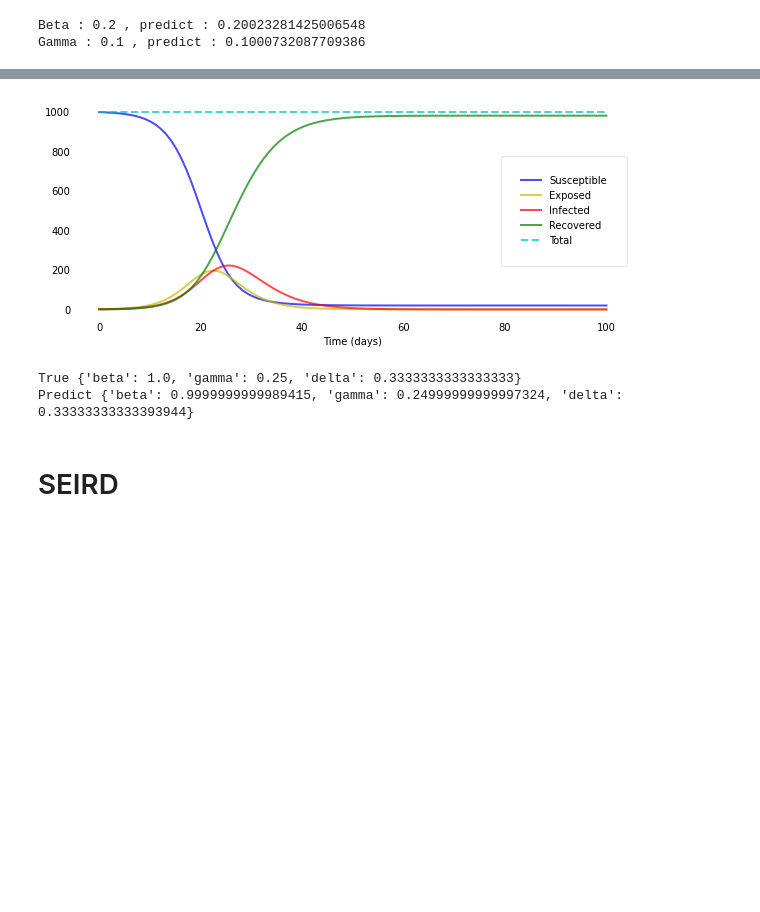
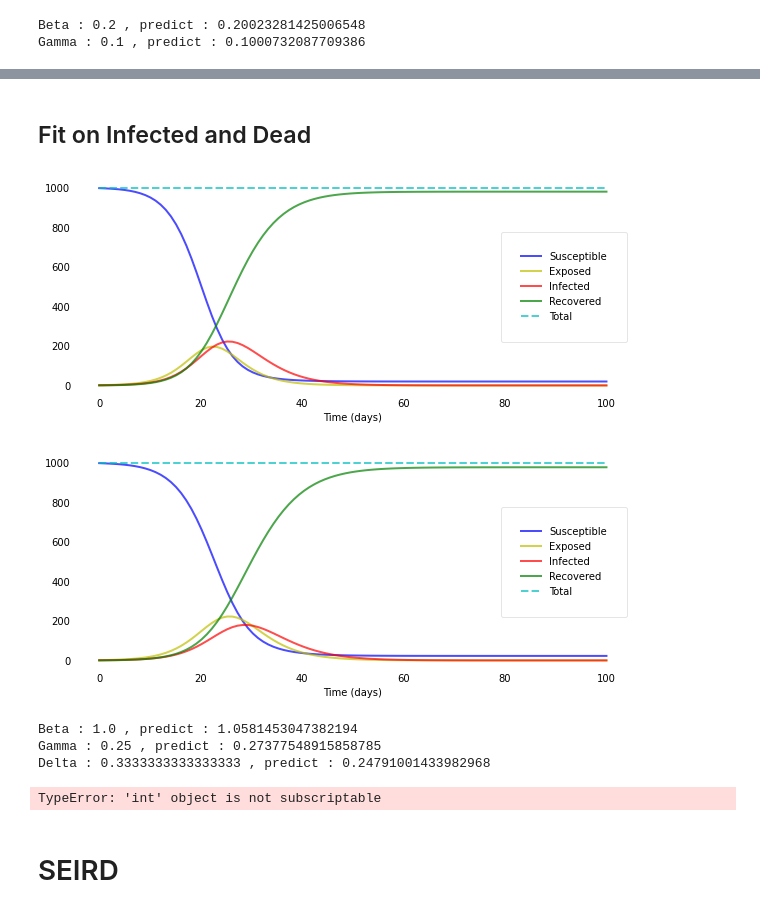
Before and after one commit to El-Tatane/chope_pas_le_covid, a Jupyter notebook: notebooks/Synthetic_data.ipynb, the cells around one changed output, grey strips where cells are left out. Drawn from its saved outputs; the diff is of its cells as text; code cells hidden in the pictures; blank space fills up the shorter version.

```diff
--- a/notebooks/Synthetic_data.ipynb
+++ b/notebooks/Synthetic_data.ipynb
@@ -85,16 +100,44 @@ plotseird(t, S, E, I, R )
+# %% [markdown]
+## Fit on Infected and Dead
+# %%
+# variable
+t = np.linspace(0, 100, 100)
+N = 1000
+beta = 1.0
+D = 4.0
+gamma = 1.0 / D
+delta = 1.0 / 3.0
+
+# Generate data
+seir_model = SEIRModel(beta=beta, gamma=gamma, delta=delta)
+S, E, I, R = seir_model.predict(t, N, 1)
+plotseird(t, S, E, I, R )
+
+# Train other model
+seir_model_predict = SEIRModel()
+seir_model_predict.fit(N, I, R)
+S_predict, E_predict, I_predict, R_predict = seir_model_predict.predict(t, N, 1)
+plotseird(t, S_predict, E_predict, I_predict, R_predict)
+
+print("Beta :", seir_model.params["beta"], ", predict :", seir_model_predict.params["beta"])
+print("Gamma :", seir_model.params["gamma"], ", predict :", seir_model_predict.params["gamma"])
+print("Delta :", seir_model.params["delta"], ", predict :", seir_model_predict.params["delta"])
+# %% [output]
+[figure, added]
+[figure, added]
+Beta : 1.0 , predict : 1.0581453047382194
+Gamma : 0.25 , predict : 0.27377548915858785
+Delta : 0.3333333333333333 , predict : 0.24791001433982968
 # %%
 seir_model_predict = SEIRModel()
 params, covariance = seir_model_predict.fit(I, N)
 S_pred, E_pres, I_pred, R_pred = seir_model_predict.predict(t, N, 1)
 plotseird(t, S_pred, E_pres, I_pred, R_pred)
 # %% [output]
-[figure, removed]
+TypeError: 'int' object is not subscriptable
 # %%
 print("True", seir_model.params)
 print("Predict", seir_model_predict.params)
-# %% [output]
-True {'beta': 1.0, 'gamma': 0.25, 'delta': 0.3333333333333333}
-Predict {'beta': 0.9999999999989415, 'gamma': 0.24999999999997324, 'delta': 0.33333333333393944}
 # %% [markdown]
 # SEIRD
 # %%
```
Also changed, not shown: parts of 8 cells of this notebook, 1 other file.
